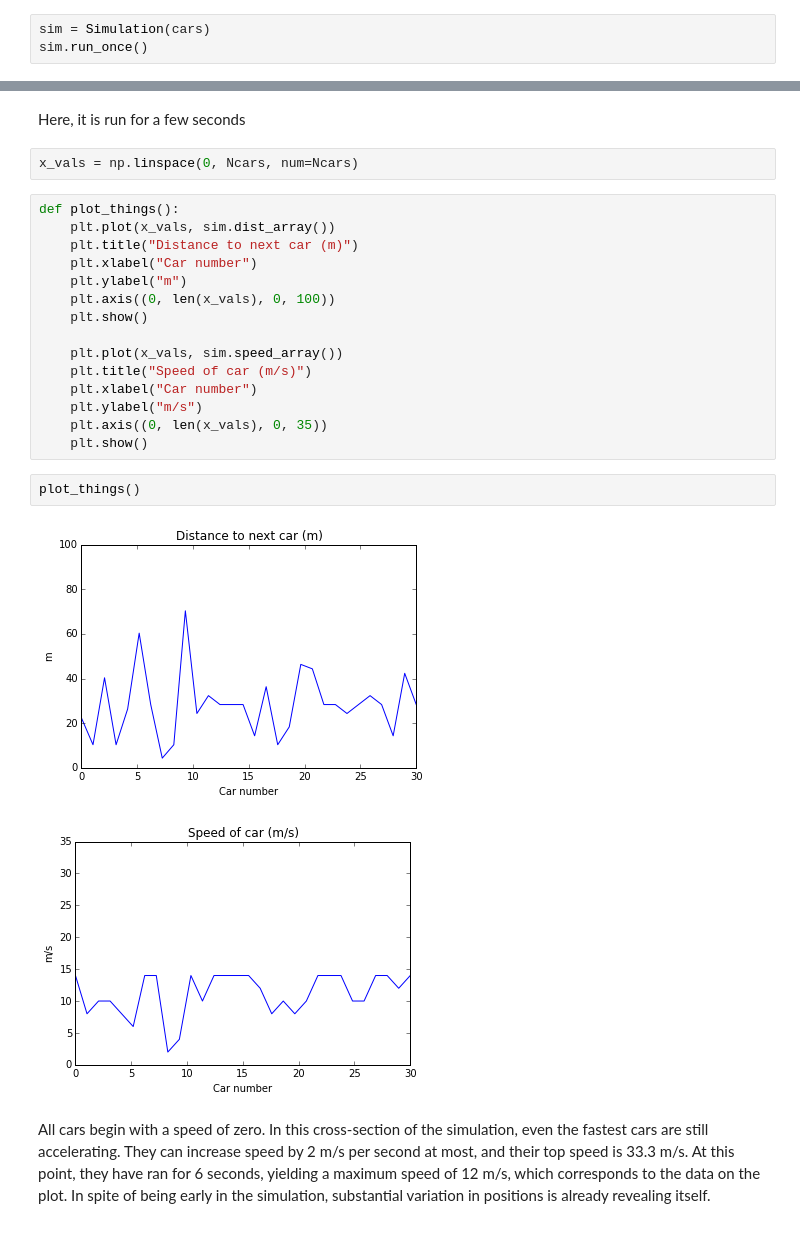
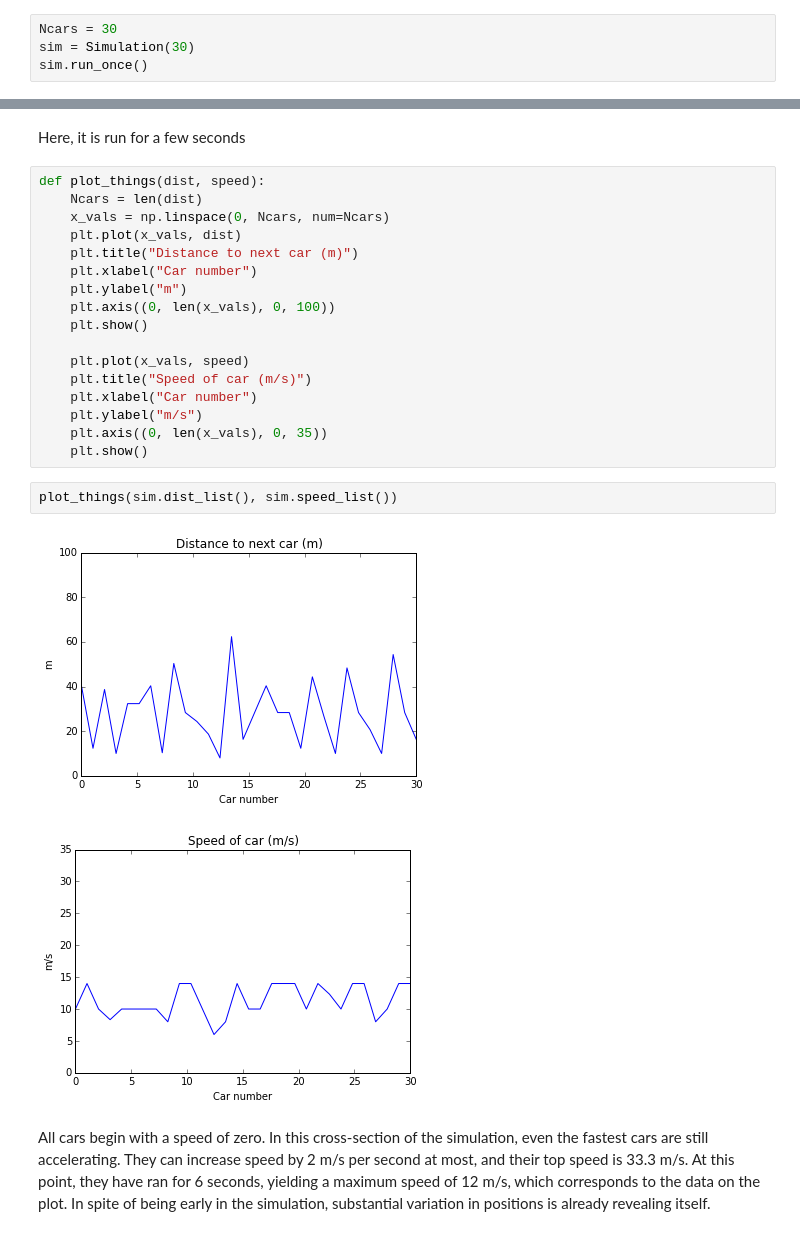
Before and after one commit to tiyd-python-2015-05/traffic-simulation, a Jupyter notebook: Traffic.ipynb, the cells around one changed output, grey strips where cells are left out. Drawn from its saved outputs; the diff is of its cells as text.

```diff
--- a/Traffic.ipynb
+++ b/Traffic.ipynb
@@ -19,5 +10,6 @@ Above code establishes the array of cars needed
 # %%
-sim = Simulation(cars)
+Ncars = 30
+sim = Simulation(30)
 sim.run_once()
 # %% [markdown]
 This snippet establishes the simulation and does a single round
@@ -25,28 +17,28 @@ This snippet establishes the simulation and does a single round
 sim.run(5)
 # %% [markdown]
 Here, it is run for a few seconds
-# %%
-x_vals = np.linspace(0, Ncars, num=Ncars)
 # %%
-def plot_things():
-    plt.plot(x_vals, sim.dist_array())
+def plot_things(dist, speed):
+    Ncars = len(dist)
+    x_vals = np.linspace(0, Ncars, num=Ncars)
+    plt.plot(x_vals, dist)
     plt.title("Distance to next car (m)")
     plt.xlabel("Car number")
     plt.ylabel("m")
     plt.axis((0, len(x_vals), 0, 100))
     plt.show()
 
-    plt.plot(x_vals, sim.speed_array())
+    plt.plot(x_vals, speed)
     plt.title("Speed of car (m/s)")
     plt.xlabel("Car number")
     plt.ylabel("m/s")
     plt.axis((0, len(x_vals), 0, 35))
     plt.show()
-# %%
-plot_things()
-# %% [output]
-[figure, removed]
-[figure, removed]
+# %%
+plot_things(sim.dist_list(), sim.speed_list())
+# %% [output]
+[figure, added]
+[figure, added]
 # %% [markdown]
 All cars begin with a speed of zero. In this cross-section of the simulation, even the fastest cars are still accelerating. They can increase speed by 2 m/s per second at most, and their top speed is 33.3 m/s. At this point, they have ran for 6 seconds, yielding a maximum speed of 12 m/s, which corresponds to the data on the plot. In spite of being early in the simulation, substantial variation in positions is already revealing itself.
 # %%
```
Also changed, not shown: parts of 57 cells of this notebook, 4 other files.
